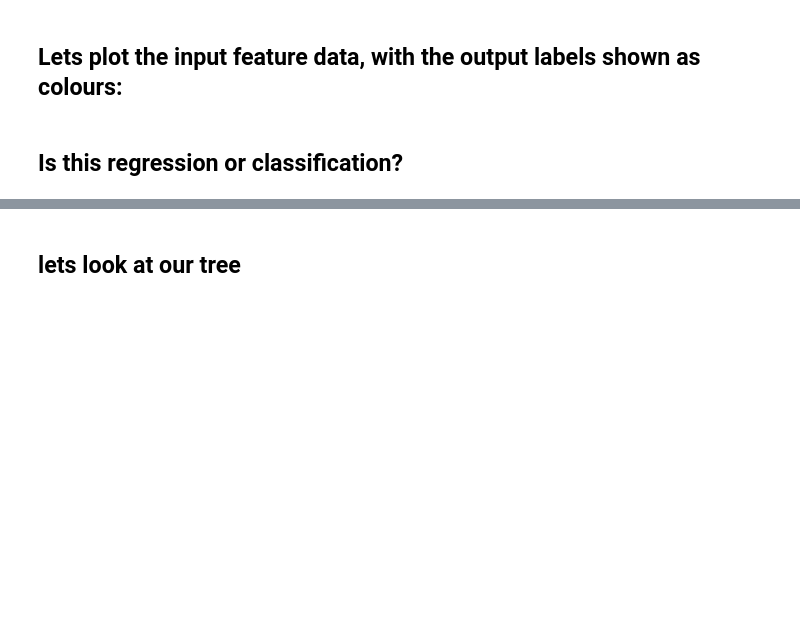
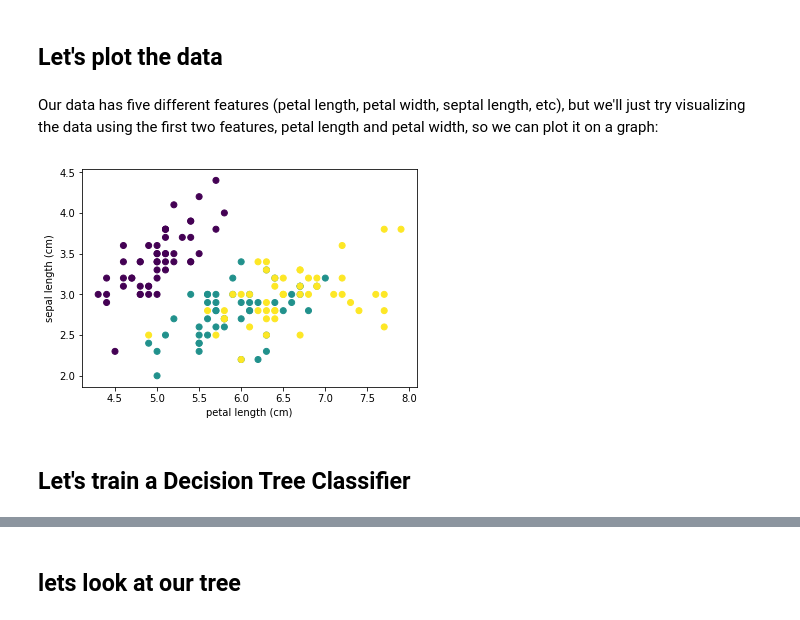
Before and after one commit to ZackAkil/practical-machine-learning-literacy, a Jupyter notebook: 2_Tree_Practical_ML_Literacy_.ipynb, the cells around one changed output, grey strips where cells are left out. Cells and saved outputs as stored; diff of their text form; code cells hidden in the pictures; blank space fills up the shorter version.

```diff
--- a/2_Tree_Practical_ML_Literacy_.ipynb
+++ b/2_Tree_Practical_ML_Literacy_.ipynb
@@ -23,19 +41,20 @@ X[:10]
-# %% [markdown]
-## Lets plot the input feature data, with the output labels shown as colours:
+# %% [markdown]
+## Let's plot the data
 # %%
 # import a data visualisation package
 import matplotlib.pyplot as plt
+# %% [markdown]
+Our data has five different features (petal length, petal width, septal length, etc), but we'll just try visualizing the data using the first two features, petal length and petal width, so we can plot it on a graph:
 # %%
-# there are 4 input feature columns
-x_axis_feature = 2
-y_axis_feature = 0
-
-plt.scatter(iris.data[:,x_axis_feature], iris.data[:,y_axis_feature], c=iris.target)
+# there are 4 input feature columns, but we'll just show 2
+plt.scatter(iris.data[:,0], iris.data[:,1], c=iris.target)
 plt.xlabel(iris.feature_names[x_axis_feature])
 plt.ylabel(iris.feature_names[y_axis_feature])
 plt.show()
+# %% [output]
+[figure, added]
-# %% [markdown]
-## Is this regression or classification?
+# %% [markdown]
+## Let's train a Decision Tree Classifier
 # %%
 # import desicion tree package
 from sklearn import tree
```
Also changed, not shown: parts of 7 cells of this notebook.
